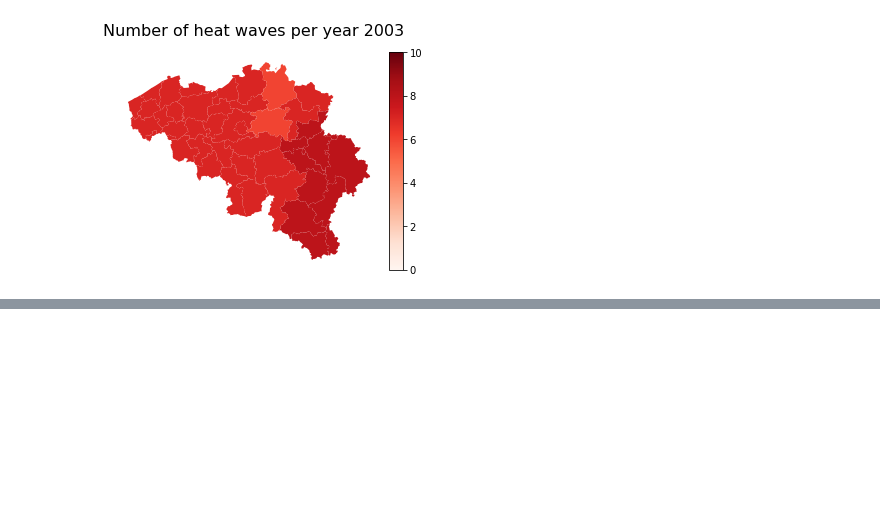
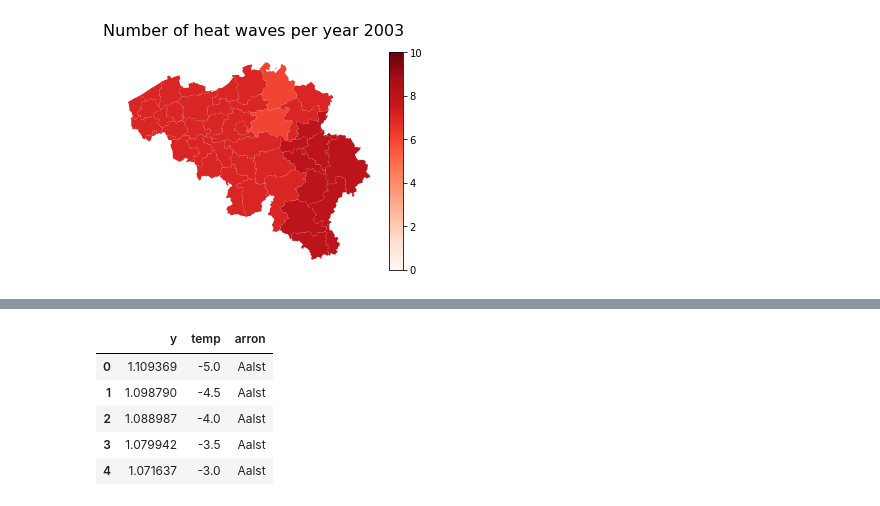
Before and after one commit to mariobecerra/mda_project, a Jupyter notebook: code/05_Maps_trends_heatwaves (1).ipynb, the cells around one changed output, grey strips where cells are left out. Saved outputs shown, nothing was run; the diff lists cells and outputs as text; code cells hidden in the pictures; blank space fills up the shorter version.

```diff
--- a/code/05_Maps_trends_heatwaves (1).ipynb
+++ b/code/05_Maps_trends_heatwaves (1).ipynb
@@ -139,0 +191,13 @@ Belgium_shapes_merge_eda.plot(column='2003', cmap='Reds', ax=ax, legend=True, ca
+# %%
+pooled=pd.read_csv('../data/pooled_relationship_plot.csv')
+predreg=pd.read_csv('../data/blup_fs_region.csv')
+studyspe=pd.read_csv('../data/temp_preds_model_arron.csv')
+predreg=predreg.rename(columns={"blup_matRRfit":"BLUP","first_stage_blup_matRRfit":"First_stage"})
+studyspe.head()
+# %% [output]
+|  | y | temp | arron |
+| 0 | 1.109369 | -5.0 | Aalst |
+| 1 | 1.098790 | -4.5 | Aalst |
+| 2 | 1.088987 | -4.0 | Aalst |
+| 3 | 1.079942 | -3.5 | Aalst |
+| 4 | 1.071637 | -3.0 | Aalst |
```
Also changed, not shown: parts of 9 cells of this notebook, 2 other files.
